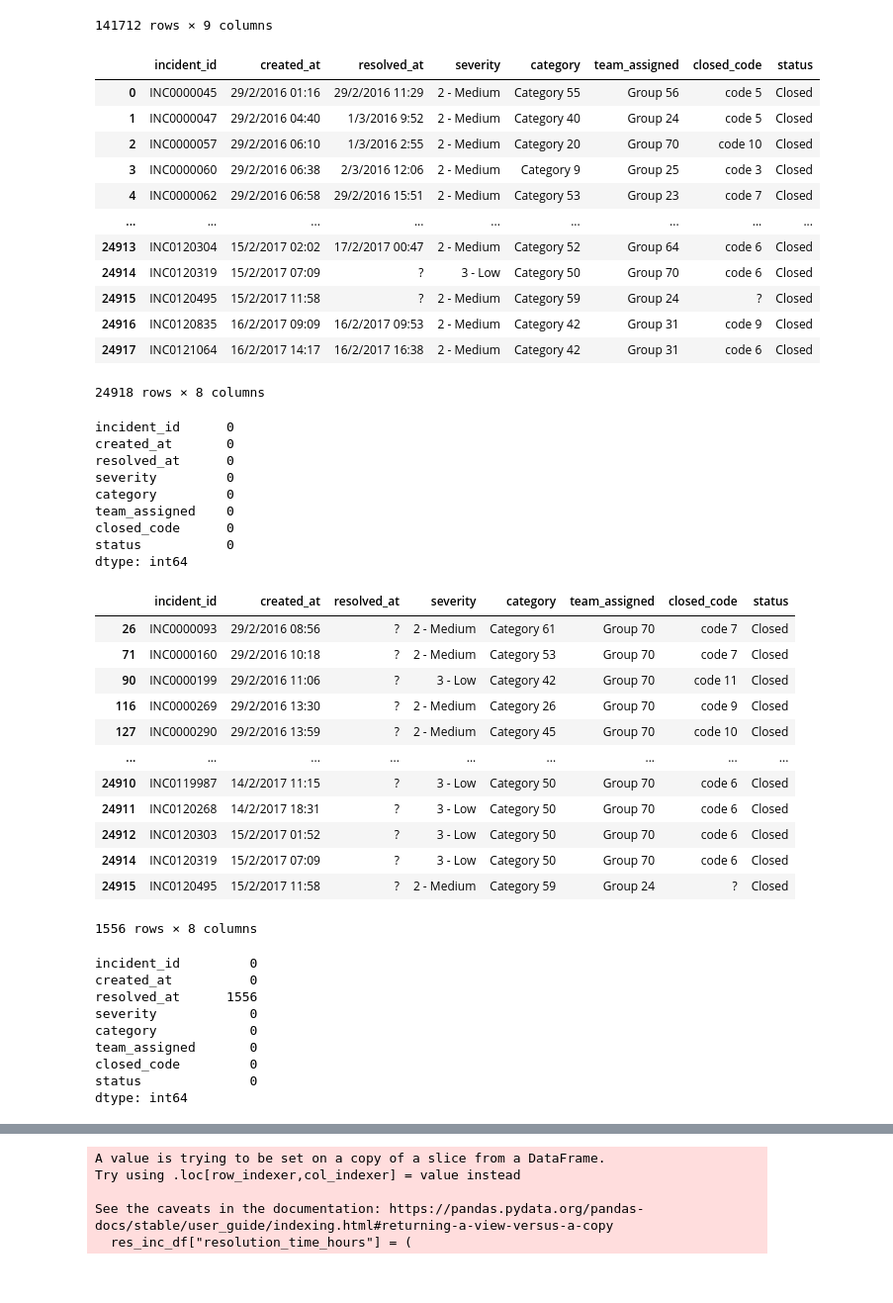
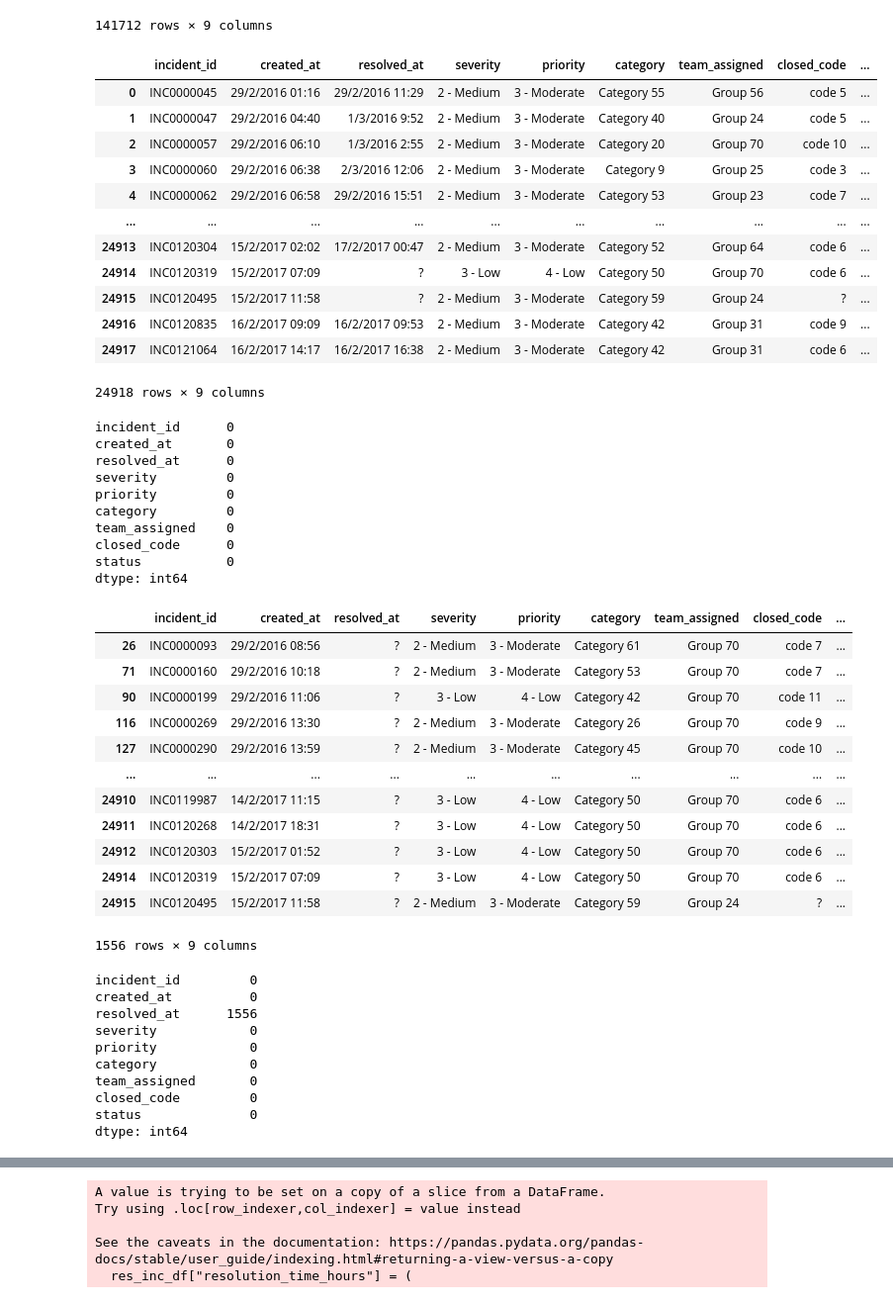
Before and after one commit to Akshita-1126/incident_trend_root_cause_analysis, a Jupyter notebook: Notebook/Incident_Analysis.ipynb, the cells around one changed output, grey strips where cells are left out. Shown at 99% size. Saved outputs shown, nothing was run; the diff lists cells and outputs as text; code cells hidden in the pictures.

```diff
--- a/Notebook/Incident_Analysis.ipynb
+++ b/Notebook/Incident_Analysis.ipynb
@@ -84,29 +84,30 @@ df
 # %%
 # converting event log data by aggregating the columns
 incident_df = df.groupby("incident_id").agg({
     "created_at": "min",
     "resolved_at": "max",
     "severity": "first",
+    "priority": "first",
     "category": "first",
     "team_assigned": "last",
     "closed_code": "last",
     "status": "last"
 }).reset_index()
 incident_df
 # %% [output]
-|  | incident_id | created_at | resolved_at | severity | category | team_assigned | closed_code | status |
-| 0 | INC0000045 | 29/2/2016 01:16 | 29/2/2016 11:29 | 2 - Medium | Category 55 | Group 56 | code 5 | Closed |
-| 1 | INC0000047 | 29/2/2016 04:40 | 1/3/2016 9:52 | 2 - Medium | Category 40 | Group 24 | code 5 | Closed |
-| 2 | INC0000057 | 29/2/2016 06:10 | 1/3/2016 2:55 | 2 - Medium | Category 20 | Group 70 | code 10 | Closed |
-| 3 | INC0000060 | 29/2/2016 06:38 | 2/3/2016 12:06 | 2 - Medium | Category 9 | Group 25 | code 3 | Closed |
-| 4 | INC0000062 | 29/2/2016 06:58 | 29/2/2016 15:51 | 2 - Medium | Category 53 | Group 23 | code 7 | Closed |
-| ... | ... | ... | ... | ... | ... | ... | ... | ... |
-| 24913 | INC0120304 | 15/2/2017 02:02 | 17/2/2017 00:47 | 2 - Medium | Category 52 | Group 64 | code 6 | Closed |
-| 24914 | INC0120319 | 15/2/2017 07:09 | ? | 3 - Low | Category 50 | Group 70 | code 6 | Closed |
-| 24915 | INC0120495 | 15/2/2017 11:58 | ? | 2 - Medium | Category 59 | Group 24 | ? | Closed |
-| 24916 | INC0120835 | 16/2/2017 09:09 | 16/2/2017 09:53 | 2 - Medium | Category 42 | Group 31 | code 9 | Closed |
-| 24917 | INC0121064 | 16/2/2017 14:17 | 16/2/2017 16:38 | 2 - Medium | Category 42 | Group 31 | code 6 | Closed |
+|  | incident_id | created_at | resolved_at | severity | priority | category | team_assigned | closed_code | ... |
+| 0 | INC0000045 | 29/2/2016 01:16 | 29/2/2016 11:29 | 2 - Medium | 3 - Moderate | Category 55 | Group 56 | code 5 | ... |
+| 1 | INC0000047 | 29/2/2016 04:40 | 1/3/2016 9:52 | 2 - Medium | 3 - Moderate | Category 40 | Group 24 | code 5 | ... |
+| 2 | INC0000057 | 29/2/2016 06:10 | 1/3/2016 2:55 | 2 - Medium | 3 - Moderate | Category 20 | Group 70 | code 10 | ... |
+| 3 | INC0000060 | 29/2/2016 06:38 | 2/3/2016 12:06 | 2 - Medium | 3 - Moderate | Category 9 | Group 25 | code 3 | ... |
+| 4 | INC0000062 | 29/2/2016 06:58 | 29/2/2016 15:51 | 2 - Medium | 3 - Moderate | Category 53 | Group 23 | code 7 | ... |
+| ... | ... | ... | ... | ... | ... | ... | ... | ... | ... |
+| 24913 | INC0120304 | 15/2/2017 02:02 | 17/2/2017 00:47 | 2 - Medium | 3 - Moderate | Category 52 | Group 64 | code 6 | ... |
+| 24914 | INC0120319 | 15/2/2017 07:09 | ? | 3 - Low | 4 - Low | Category 50 | Group 70 | code 6 | ... |
+| 24915 | INC0120495 | 15/2/2017 11:58 | ? | 2 - Medium | 3 - Moderate | Category 59 | Group 24 | ? | ... |
+| 24916 | INC0120835 | 16/2/2017 09:09 | 16/2/2017 09:53 | 2 - Medium | 3 - Moderate | Category 42 | Group 31 | code 9 | ... |
+| 24917 | INC0121064 | 16/2/2017 14:17 | 16/2/2017 16:38 | 2 - Medium | 3 - Moderate | Category 42 | Group 31 | code 6 | ... |
-24918 rows × 8 columns
+24918 rows × 9 columns
 # %%
 incident_df.isnull().sum()
 # %% [output]
@@ -114,6 +115,7 @@ incident_id      0
 created_at       0
 resolved_at      0
 severity         0
+priority         0
 category         0
 team_assigned    0
 closed_code      0
@@ -123,19 +125,19 @@ dtype: int64
 #checking for special character values
 incident_df.loc[incident_df['resolved_at']=='?']
 # %% [output]
-|  | incident_id | created_at | resolved_at | severity | category | team_assigned | closed_code | status |
-| 26 | INC0000093 | 29/2/2016 08:56 | ? | 2 - Medium | Category 61 | Group 70 | code 7 | Closed |
-| 71 | INC0000160 | 29/2/2016 10:18 | ? | 2 - Medium | Category 53 | Group 70 | code 7 | Closed |
-| 90 | INC0000199 | 29/2/2016 11:06 | ? | 3 - Low | Category 42 | Group 70 | code 11 | Closed |
-| 116 | INC0000269 | 29/2/2016 13:30 | ? | 2 - Medium | Category 26 | Group 70 | code 9 | Closed |
-| 127 | INC0000290 | 29/2/2016 13:59 | ? | 2 - Medium | Category 45 | Group 70 | code 10 | Closed |
-| ... | ... | ... | ... | ... | ... | ... | ... | ... |
-| 24910 | INC0119987 | 14/2/2017 11:15 | ? | 3 - Low | Category 50 | Group 70 | code 6 | Closed |
-| 24911 | INC0120268 | 14/2/2017 18:31 | ? | 3 - Low | Category 50 | Group 70 | code 6 | Closed |
-| 24912 | INC0120303 | 15/2/2017 01:52 | ? | 3 - Low | Category 50 | Group 70 | code 6 | Closed |
-| 24914 | INC0120319 | 15/2/2017 07:09 | ? | 3 - Low | Category 50 | Group 70 | code 6 | Closed |
-| 24915 | INC0120495 | 15/2/2017 11:58 | ? | 2 - Medium | Category 59 | Group 24 | ? | Closed |
+|  | incident_id | created_at | resolved_at | severity | priority | category | team_assigned | closed_code | ... |
+| 26 | INC0000093 | 29/2/2016 08:56 | ? | 2 - Medium | 3 - Moderate | Category 61 | Group 70 | code 7 | ... |
+| 71 | INC0000160 | 29/2/2016 10:18 | ? | 2 - Medium | 3 - Moderate | Category 53 | Group 70 | code 7 | ... |
+| 90 | INC0000199 | 29/2/2016 11:06 | ? | 3 - Low | 4 - Low | Category 42 | Group 70 | code 11 | ... |
+| 116 | INC0000269 | 29/2/2016 13:30 | ? | 2 - Medium | 3 - Moderate | Category 26 | Group 70 | code 9 | ... |
+| 127 | INC0000290 | 29/2/2016 13:59 | ? | 2 - Medium | 3 - Moderate | Category 45 | Group 70 | code 10 | ... |
+| ... | ... | ... | ... | ... | ... | ... | ... | ... | ... |
+| 24910 | INC0119987 | 14/2/2017 11:15 | ? | 3 - Low | 4 - Low | Category 50 | Group 70 | code 6 | ... |
+| 24911 | INC0120268 | 14/2/2017 18:31 | ? | 3 - Low | 4 - Low | Category 50 | Group 70 | code 6 | ... |
+| 24912 | INC0120303 | 15/2/2017 01:52 | ? | 3 - Low | 4 - Low | Category 50 | Group 70 | code 6 | ... |
+| 24914 | INC0120319 | 15/2/2017 07:09 | ? | 3 - Low | 4 - Low | Category 50 | Group 70 | code 6 | ... |
+| 24915 | INC0120495 | 15/2/2017 11:58 | ? | 2 - Medium | 3 - Moderate | Category 59 | Group 24 | ? | ... |
-1556 rows × 8 columns
+1556 rows × 9 columns
 # %%
 incident_df['resolved_at'] = incident_df['resolved_at'].replace('?', np.nan)
 # %%
@@ -145,6 +147,7 @@ incident_id         0
 created_at          0
 resolved_at      1556
 severity            0
+priority            0
 category            0
 team_assigned       0
 closed_code         0
```
Also changed, not shown: parts of 2 cells of this notebook.
